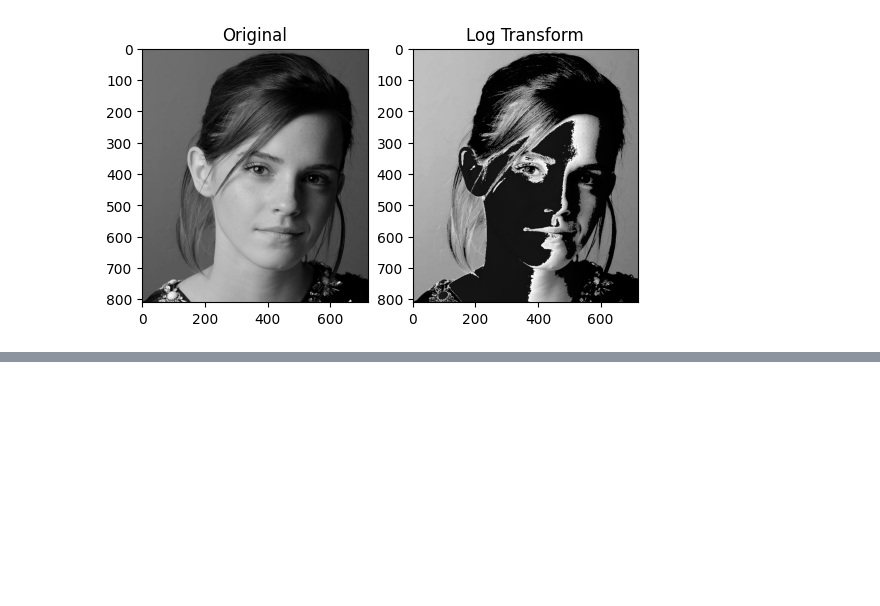
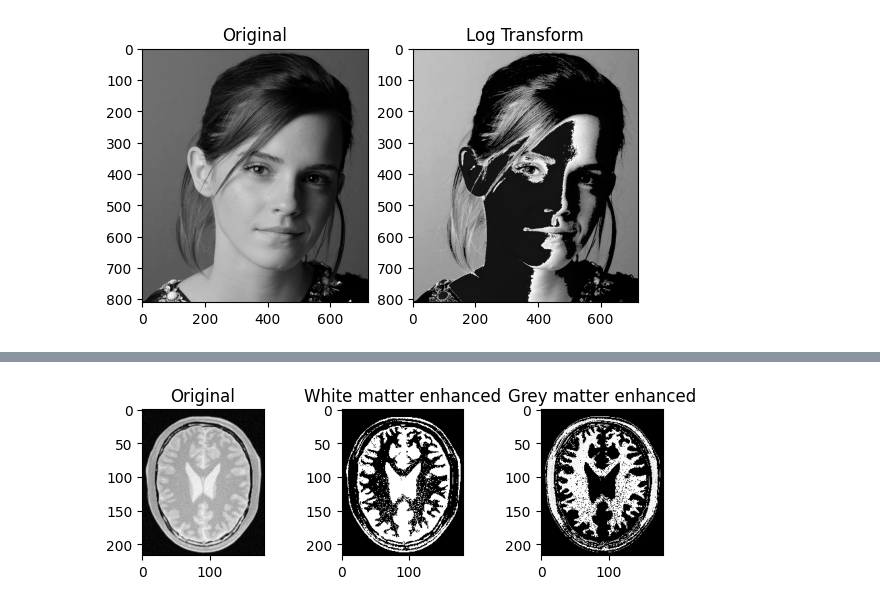
Before and after one commit to chamudiR/EN3160-Assignment, a Jupyter notebook: Assignment 1.ipynb, the cells around one changed output, grey strips where cells are left out. Saved outputs shown, nothing was run; the diff lists cells and outputs as text; code cells hidden in the pictures; blank space fills up the shorter version.

```diff
--- a/Assignment 1.ipynb
+++ b/Assignment 1.ipynb
@@ -30,0 +45,12 @@ plt.show()
+# %%
+# Read MRI in grayscale
+img2 = cv2.imread(r'D:\5th sem\Image proccessing\EN3160-Assignment-1---Intensity-Transformations-and-Neighborhood-Filtering\a1images\brain_proton_density_slice.png', 0)
+
+# Normalize image for consistent scaling to the range 0-255
+img_norm = cv2.normalize(img2, None, 0, 255, cv2.NORM_MINMAX)
+
+# White Matter mask (bright intensities, e.g., 180–255)
+wm_mask = cv2.inRange(img_norm, 180, 255)
+
+# Gray Matter mask (medium intensities, e.g., 100–179)
+gm_mask = cv2.inRange(img_norm, 100, 179)
@@ -30,0 +61,30 @@ plt.show()
+# %%
+# Apply masks (accentuate by making them brighter)
+wm_highlight = cv2.bitwise_and(img_norm, img_norm, mask=wm_mask)
+gm_highlight = cv2.bitwise_and(img_norm, img_norm, mask=gm_mask)
+
+# Optionally enhance contrast
+wm_highlight = cv2.convertScaleAbs(wm_highlight, alpha=1.5, beta=0)
+gm_highlight = cv2.convertScaleAbs(gm_highlight, alpha=1.5, beta=0)
+
+# Show results
+import matplotlib.pyplot as plt
+
+# plotting results
+
+plt.subplot(1, 3, 1)
+plt.imshow(img2, cmap='gray')
+plt.title('Original')
+
+plt.subplot(1, 3, 2)
+plt.imshow(wm_highlight, cmap='gray')
+plt.title('White matter enhanced')
+
+plt.subplot(1, 3, 3)
+plt.imshow(gm_highlight, cmap='gray')
+plt.title('Grey matter enhanced')
+
+plt.tight_layout(pad=3)  # pad controls space between plots
+plt.show()
+# %% [output]
+[figure, added]
```
Also changed, not shown: parts of 4 cells of this notebook.
